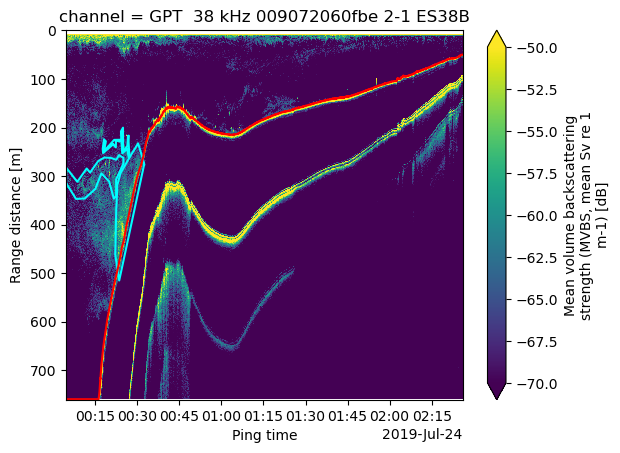
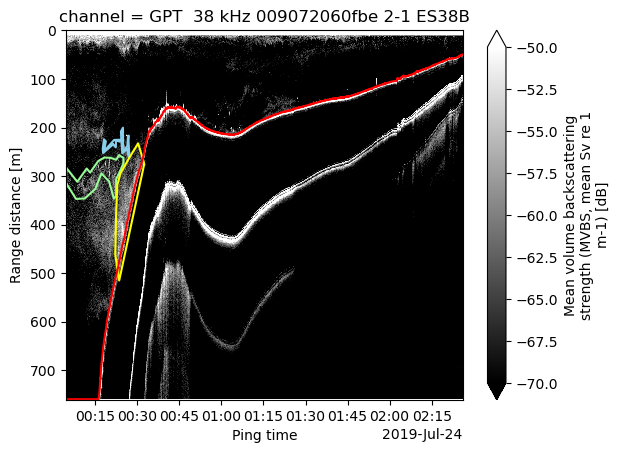
The notebook cell's code change between the first figure and the second:
--- before
+++ after
@@ -1,3 +1,17 @@
-regions_object.plot(region_id=[6, 7, 8], close_regions=True, color="cyan")
+regions_object.plot(
+    region_id=[6],
+    close_regions=True,
+    color="palegreen"
+)
+regions_object.plot(
+    region_id=[7],
+    close_regions=True,
+    color="skyblue"
+)
+regions_object.plot(
+    region_id=[8],
+    close_regions=True,
+    color="yellow"
+)
 line_object.plot(color="red")
 ds_second_WT_MVBS["Sv"].sel(
@@ -8,3 +22,4 @@
     vmax=-50,
     vmin=-70,
+    cmap="gray",
 )

Commit: fix colormap